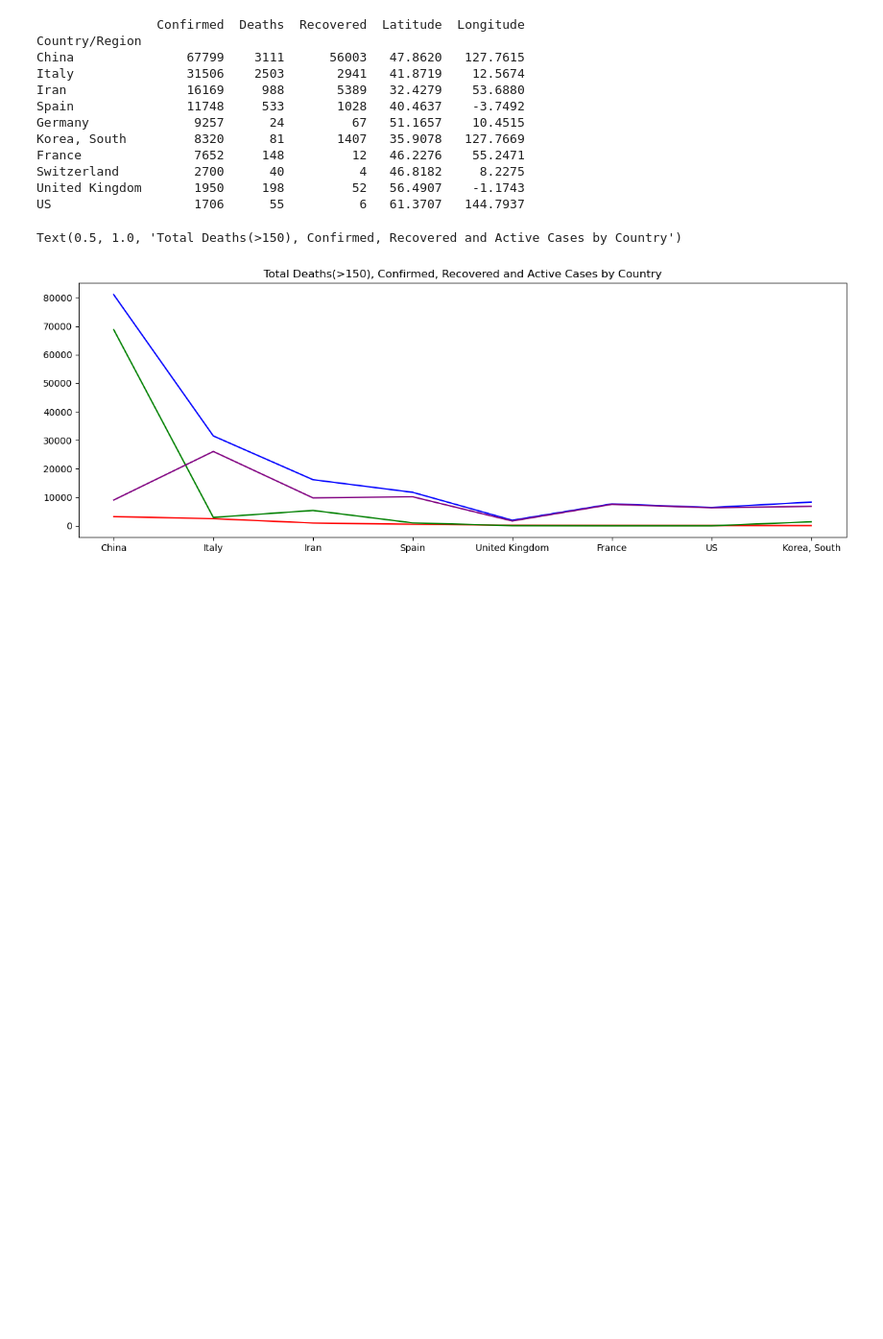
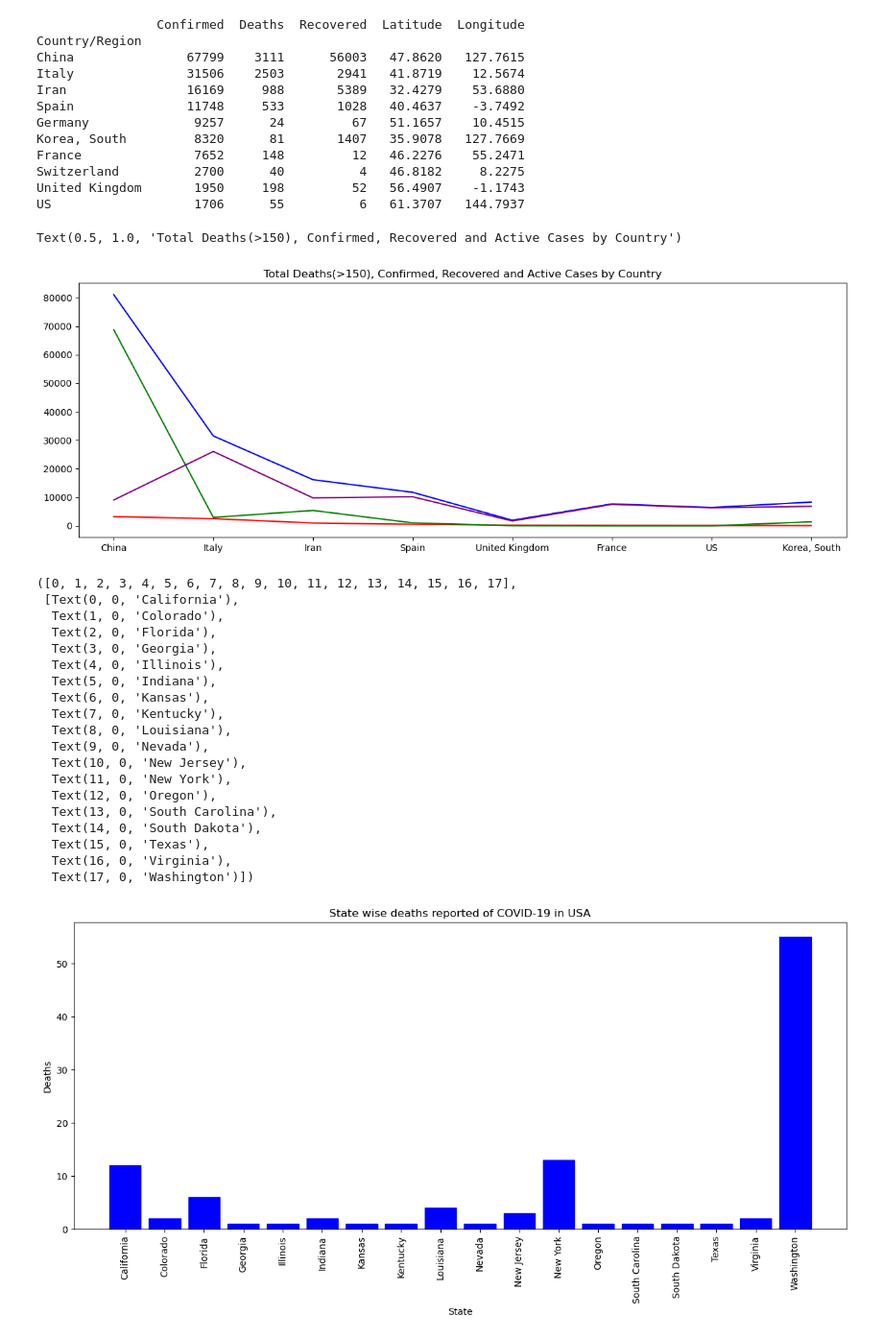
Before and after one commit to emmanuelakinmokun/COVID-19-practice-analysis-on-w3resource, a Jupyter notebook: practice.ipynb, the cells around one changed output. Shown at 96% size. Drawn from its saved outputs; the diff is of its cells as text; code cells hidden in the pictures; blank space fills up the shorter version.

Commit message:
1st visualization

```diff
--- a/practice.ipynb
+++ b/practice.ipynb
@@ -293,3 +293,40 @@ plt.title('Total Deaths(>150), Confirmed, Recovered and Active Cases by Country'
 # %% [output]
 Text(0.5, 1.0, 'Total Deaths(>150), Confirmed, Recovered and Active Cases by Country')
 [figure]
+# %%
+# Death Cases in the USA
+
+us_data = covid_data[covid_data['Country/Region'] == 'US'].drop(['Country/Region','Latitude', 'Longitude'], axis = 1)
+us_data = us_data[us_data.sum(axis =1, numeric_only=True) > 0]
+us_data = us_data.groupby(['Province/State']) ['Deaths'].sum().reset_index()
+us_data = us_data[us_data['Deaths'] > 0]
+
+# Visualization
+plt.figure(figsize=(15,6))
+plt.bar(us_data['Province/State'], us_data['Deaths'], color = 'blue', edgecolor = 'blue')
+
+plt.title('State wise deaths reported of COVID-19 in USA')
+plt.xlabel('State')
+plt.ylabel('Deaths')
+plt.xticks(rotation = 90)
+# %% [output]
+([0, 1, 2, 3, 4, 5, 6, 7, 8, 9, 10, 11, 12, 13, 14, 15, 16, 17],
+ [Text(0, 0, 'California'),
+  Text(1, 0, 'Colorado'),
+  Text(2, 0, 'Florida'),
+  Text(3, 0, 'Georgia'),
+  Text(4, 0, 'Illinois'),
+  Text(5, 0, 'Indiana'),
+  Text(6, 0, 'Kansas'),
+  Text(7, 0, 'Kentucky'),
+  Text(8, 0, 'Louisiana'),
+  Text(9, 0, 'Nevada'),
+  Text(10, 0, 'New Jersey'),
+  Text(11, 0, 'New York'),
+  Text(12, 0, 'Oregon'),
+  Text(13, 0, 'South Carolina'),
+  Text(14, 0, 'South Dakota'),
+  Text(15, 0, 'Texas'),
+  Text(16, 0, 'Virginia'),
+  Text(17, 0, 'Washington')])
+[figure, added]
```
